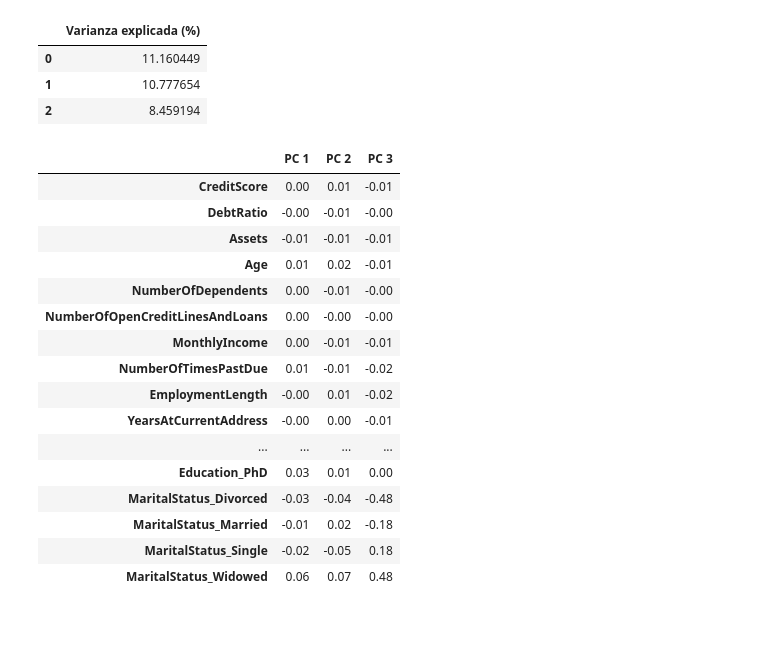
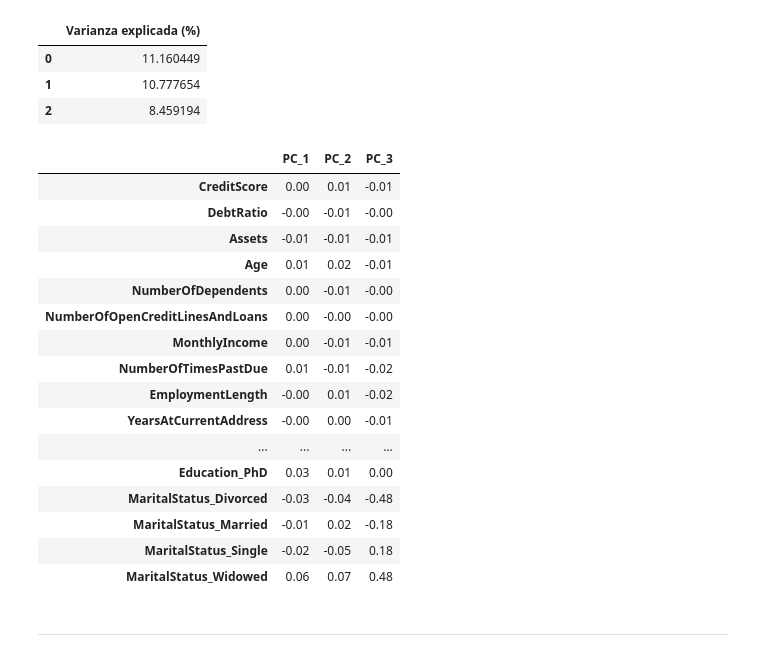
Before and after one commit to Leostark95/Proyecto_Finanzas, a Jupyter notebook: Prueba.ipynb, the cells around one changed output. Drawn from its saved outputs; the diff is of its cells as text; code cells hidden in the pictures; blank space fills up the shorter version.

```diff
--- a/Prueba.ipynb
+++ b/Prueba.ipynb
@@ -175,11 +175,11 @@ df_clust_pca = pca.fit_transform(df_clust)
 # %%
 # --- Pesos de las variables que componen las componentes principales ---
 pesos_pca = pd.DataFrame(pca.components_, columns = df_clust.columns,
-             index = ['PC 1', 'PC 2', 'PC 3']).round(2).T
+             index = ['PC_1', 'PC_2', 'PC_3']).round(2).T
 
 pesos_pca
 # %% [output]
-|  | PC 1 | PC 2 | PC 3 |
+|  | PC_1 | PC_2 | PC_3 |
 | CreditScore | 0.00 | 0.01 | -0.01 |
 | DebtRatio | -0.00 | -0.01 | -0.00 |
 | Assets | -0.01 | -0.01 | -0.01 |
@@ -196,3 +196,5 @@ pesos_pca
 | MaritalStatus_Married | -0.01 | 0.02 | -0.18 |
 | MaritalStatus_Single | -0.02 | -0.05 | 0.18 |
 | MaritalStatus_Widowed | 0.06 | 0.07 | 0.48 |
+# %% [markdown]
+---
```
Also changed, not shown: parts of 9 cells of this notebook.
